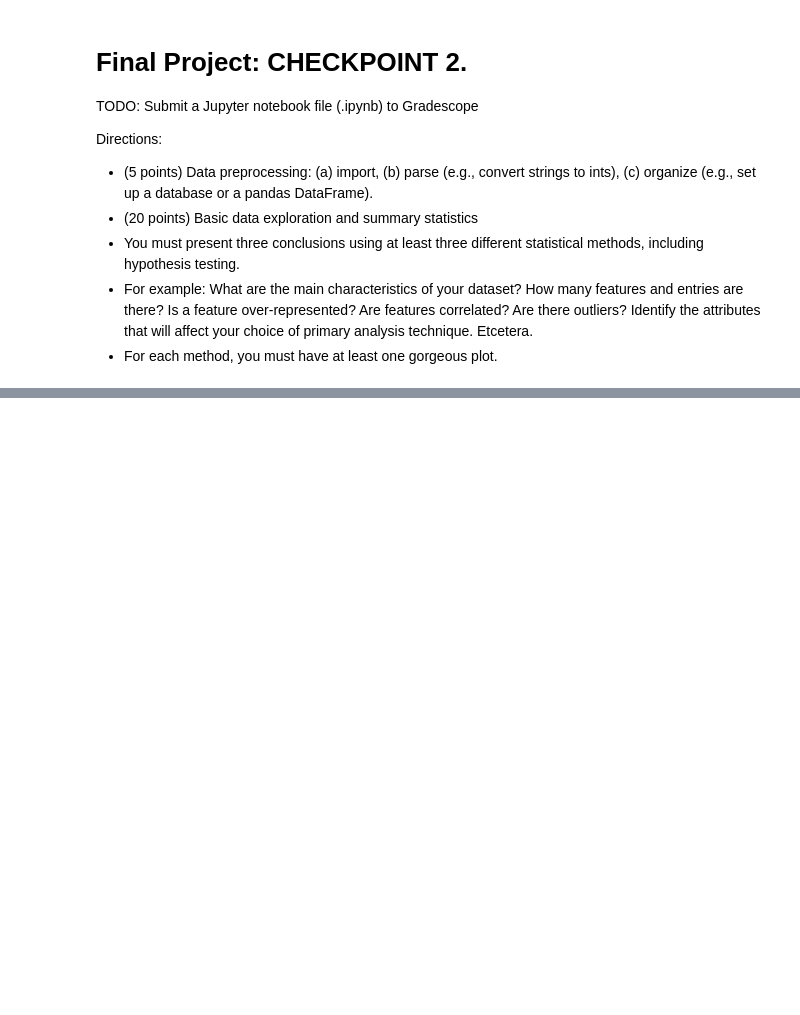
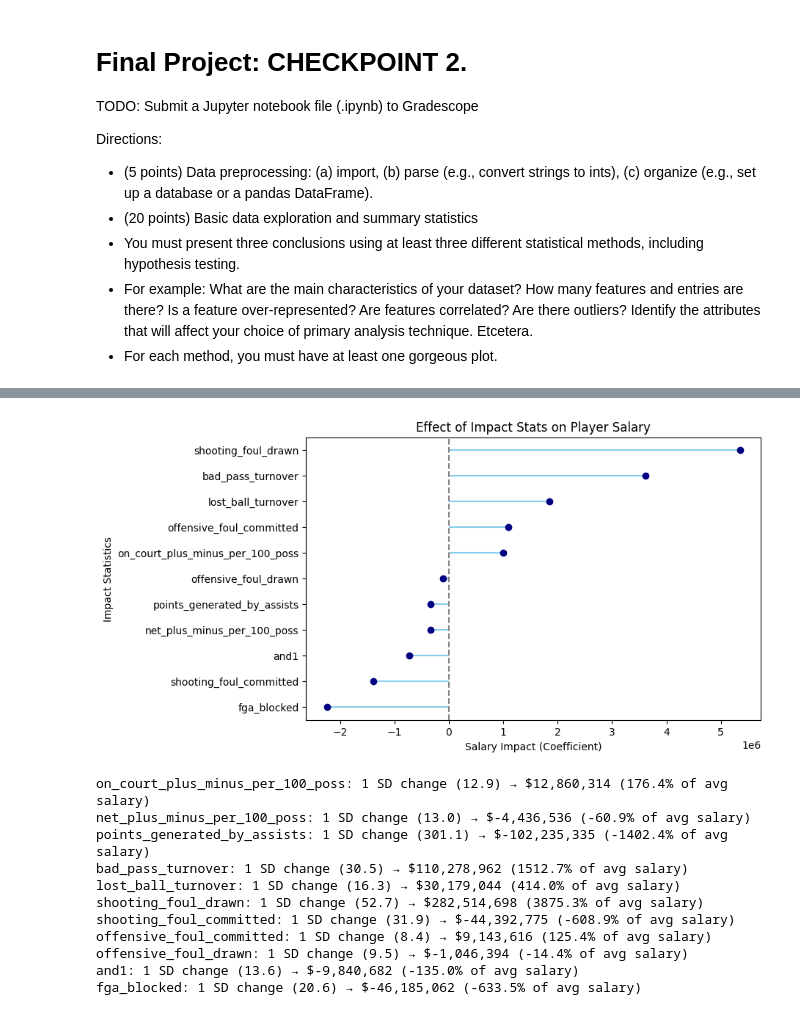
Before and after one commit to kashyapkolukula/CMSC320_S25_Project, a Jupyter notebook: FinalProject.ipynb, the cells around one changed output, grey strips where cells are left out. Cells and saved outputs as stored; diff of their text form; code cells hidden in the pictures; blank space fills up the shorter version.

```diff
--- a/FinalProject.ipynb
+++ b/FinalProject.ipynb
@@ -169,0 +346,72 @@ Notes from cleaning up the data:
+# %%
+# Do “Impact Stats” Predict Salary?
+# Ensure no NaNs
+impact_cols = [
+    "on_court_plus_minus_per_100_poss",
+    "net_plus_minus_per_100_poss",
+    "points_generated_by_assists",
+    "bad_pass_turnover",
+    "lost_ball_turnover",
+    "shooting_foul_drawn",
+    "shooting_foul_committed",
+    "offensive_foul_committed",
+    "offensive_foul_drawn",
+    "and1",
+    "fga_blocked"
+]
+
+impact_df = df_player_play_by_play.merge(
+    salary_long,
+    on=["player", "season"],
+    how="inner"
+).dropna(subset=impact_cols + ["Salary"])
+
+X = impact_df[impact_cols]
+y = impact_df['Salary']
+
+# Fit linear regression
+model = LinearRegression()
+model.fit(X, y)
+
+X_scaled = scaler.fit_transform(X)
+model.fit(X_scaled, y)
+std_coefs_imp = pd.Series(model.coef_, index=X.columns)
+
+coefs_sorted = std_coefs_imp.sort_values()
+
+# Plot
+plt.figure(figsize=(8,5))
+plt.hlines(y=coefs_sorted.index, xmin=0, xmax=coefs_sorted.values, color="skyblue")
+plt.plot(coefs_sorted.values, coefs_sorted.index, "o", color="navy")
+plt.axvline(0, color="grey", linestyle="--")
+plt.title("Effect of Impact Stats on Player Salary")
+plt.xlabel("Salary Impact (Coefficient)")
+plt.ylabel("Impact Statistics")
+plt.show()
+
+
+# show the change in salary 1 standard deviation from the mean.
+performance_impact = std_coefs_imp.copy()
+
+mean_salary = y.mean()
+for metric in performance_impact.index:
+    realistic_change = X[metric].std()  # Using 1 standard deviation change
+    dollar_impact = performance_impact[metric] * realistic_change
+    pct_impact = (dollar_impact / mean_salary) * 100
+    print(f"{metric}: 1 SD change ({realistic_change:.1f}) → ${dollar_impact:,.0f} ({pct_impact:.1f}% of avg salary)")
+
+change = performance_impact * X.std()
+change = change.sort_values()
+# %% [output]
+[figure, added]
+on_court_plus_minus_per_100_poss: 1 SD change (12.9) → $12,860,314 (176.4% of avg salary)
+net_plus_minus_per_100_poss: 1 SD change (13.0) → $-4,436,536 (-60.9% of avg salary)
+points_generated_by_assists: 1 SD change (301.1) → $-102,235,335 (-1402.4% of avg salary)
+bad_pass_turnover: 1 SD change (30.5) → $110,278,962 (1512.7% of avg salary)
+lost_ball_turnover: 1 SD change (16.3) → $30,179,044 (414.0% of avg salary)
+shooting_foul_drawn: 1 SD change (52.7) → $282,514,698 (3875.3% of avg salary)
+shooting_foul_committed: 1 SD change (31.9) → $-44,392,775 (-608.9% of avg salary)
+offensive_foul_committed: 1 SD change (8.4) → $9,143,616 (125.4% of avg salary)
+offensive_foul_drawn: 1 SD change (9.5) → $-1,046,394 (-14.4% of avg salary)
+and1: 1 SD change (13.6) → $-9,840,682 (-135.0% of avg salary)
+fga_blocked: 1 SD change (20.6) → $-46,185,062 (-633.5% of avg salary)
```
Also changed, not shown: parts of 18 cells of this notebook, 1 other file.
